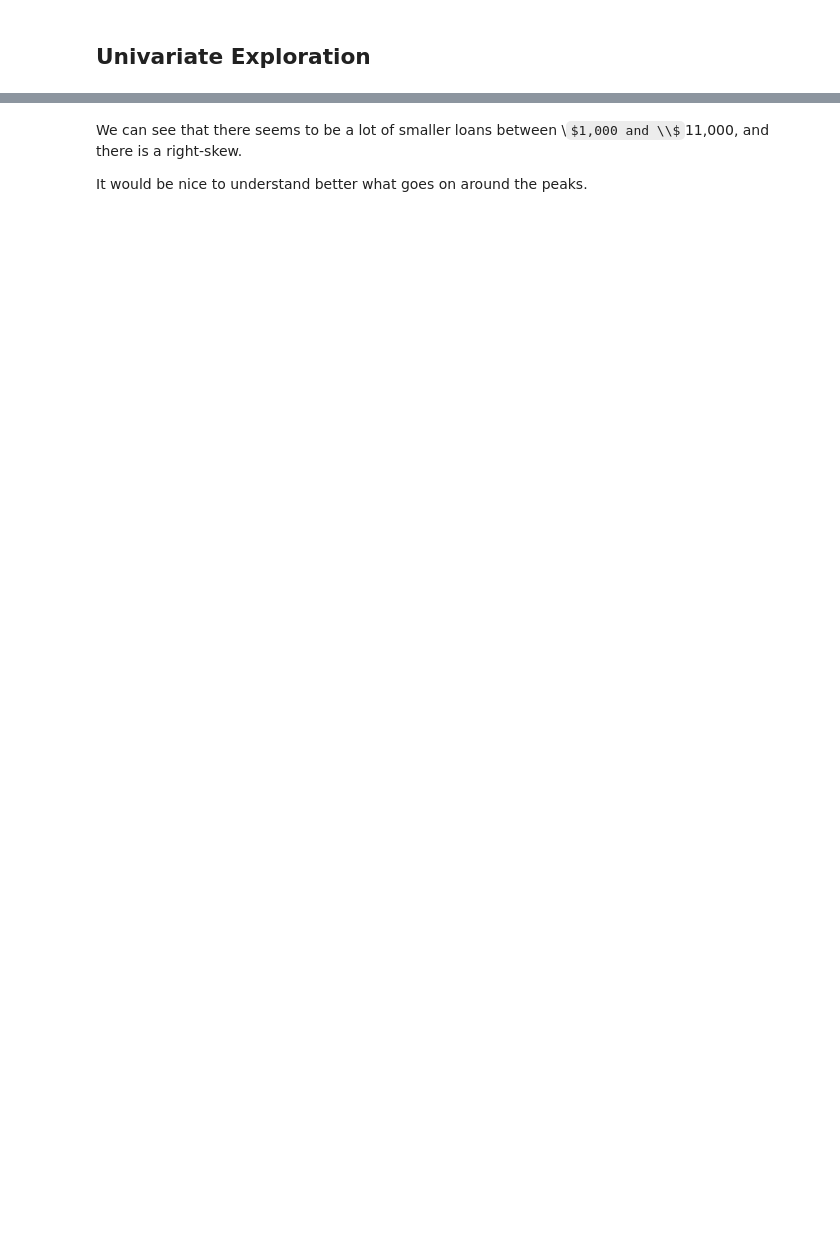
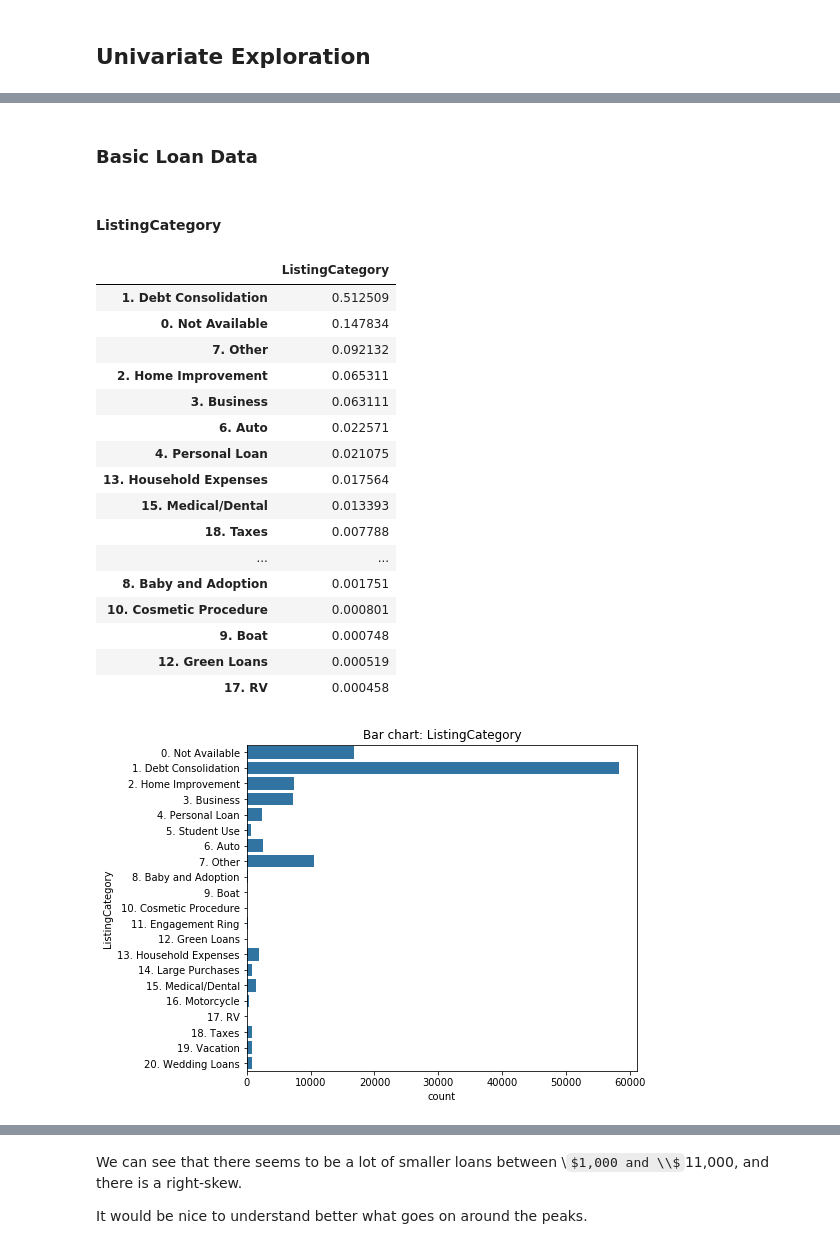
Before and after one commit to trulsmoller/communicate_data_findings, a Jupyter notebook: Exploration-of_Prosper-loan-data.ipynb, the cells around one changed output, grey strips where cells are left out. Saved outputs shown, nothing was run; the diff lists cells and outputs as text; code cells hidden in the pictures; some formulas as TeX source; blank space fills up the shorter version.

```diff
--- a/Exploration-of_Prosper-loan-data.ipynb
+++ b/Exploration-of_Prosper-loan-data.ipynb
@@ -304,0 +348,32 @@ Q: What are the most common loan amounts?
+# %% [markdown]
+### Basic Loan Data
+# %% [markdown]
+#### ListingCategory
+# %%
+base_color = sb.color_palette()[0]
+plt.subplots(figsize = [7,6])
+
+# plotting the distribution of ListingCategory using seaborn's countplot
+sb.countplot(data = df, y = 'ListingCategory', color = base_color, order = list(d.values()));
+
+plt.title("Bar chart: ListingCategory");
+pd.DataFrame(df['ListingCategory'].value_counts()/df['ListingCategory'].value_counts().sum())
+# %% [output]
+|  | ListingCategory |
+| 1. Debt Consolidation | 0.512509 |
+| 0. Not Available | 0.147834 |
+| 7. Other | 0.092132 |
+| 2. Home Improvement | 0.065311 |
+| 3. Business | 0.063111 |
+| 6. Auto | 0.022571 |
+| 4. Personal Loan | 0.021075 |
+| 13. Household Expenses | 0.017564 |
+| 15. Medical/Dental | 0.013393 |
+| 18. Taxes | 0.007788 |
+| ... | ... |
+| 8. Baby and Adoption | 0.001751 |
+| 10. Cosmetic Procedure | 0.000801 |
+| 9. Boat | 0.000748 |
+| 12. Green Loans | 0.000519 |
+| 17. RV | 0.000458 |
+[figure, added]
```
Also changed, not shown: parts of 123 cells of this notebook.
